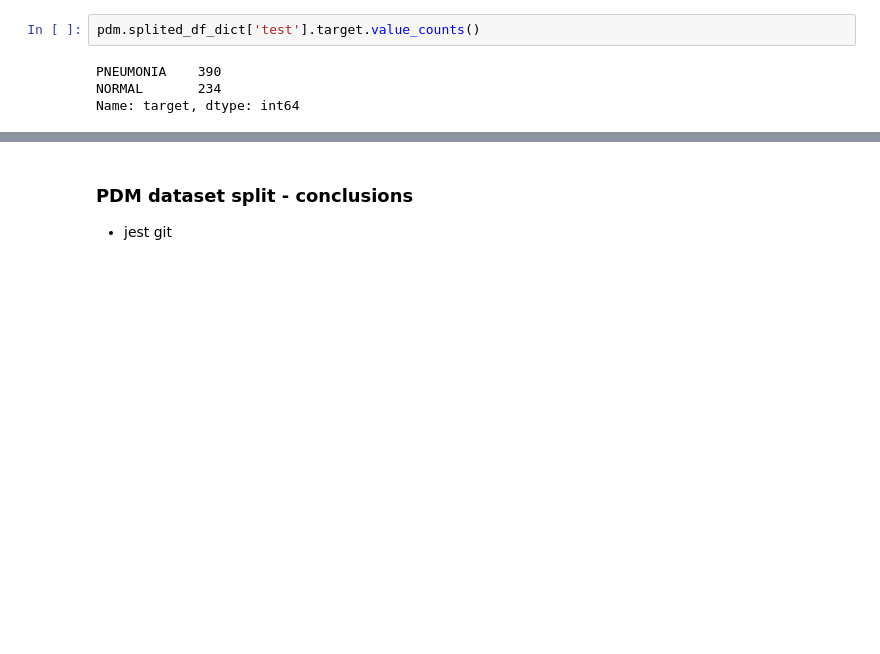
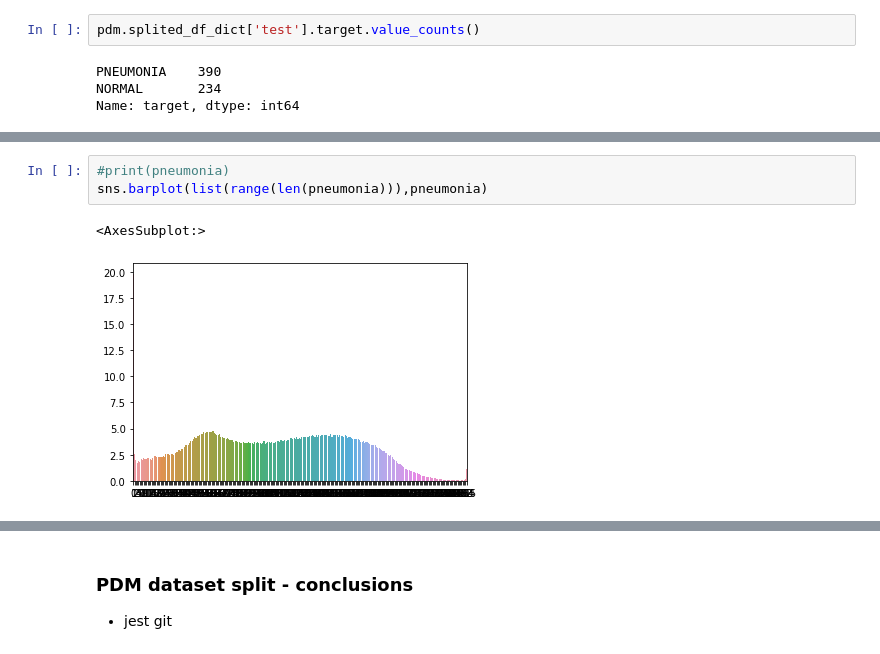
Before and after one commit to akkolyth/bayesian-pneumonia-detection, a Jupyter notebook: EDA/EDA.ipynb, the cells around one changed output, grey strips where cells are left out. Cells and saved outputs as stored; diff of their text form; blank space fills up the shorter version.

```diff
--- a/EDA/EDA.ipynb
+++ b/EDA/EDA.ipynb
@@ -176,0 +207,6 @@ Name: target, dtype: int64
+# %%
+#print(pneumonia)
+sns.barplot(list(range(len(pneumonia))),pneumonia)
+# %% [output]
+<AxesSubplot:>
+[figure, added]
```
Also changed, not shown: parts of 14 cells of this notebook.
